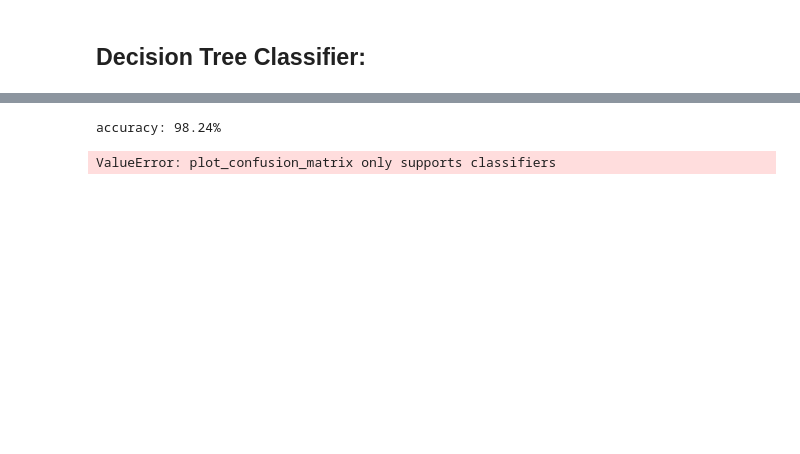
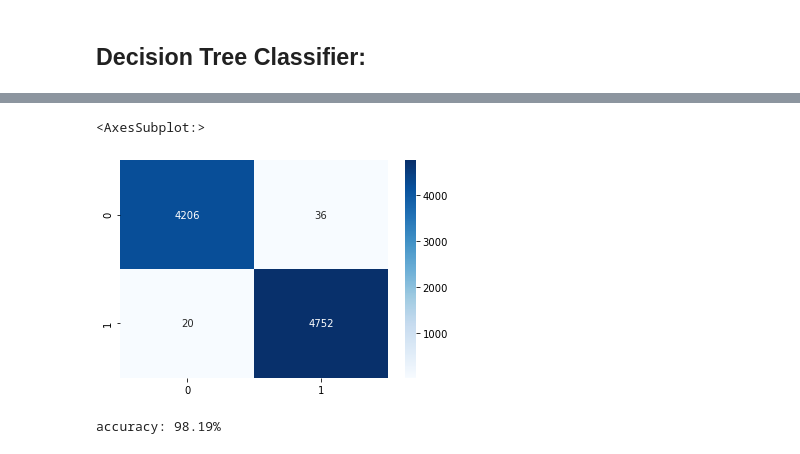
Before and after one commit to github4dheeraj/ML-Springboard, a Jupyter notebook: Capstone-Projects/fake-news-data-exploration.ipynb, the cells around one changed output, grey strips where cells are left out. Cells and saved outputs as stored; diff of their text form; code cells hidden in the pictures; blank space fills up the shorter version.

```diff
--- a/Capstone-Projects/fake-news-data-exploration.ipynb
+++ b/Capstone-Projects/fake-news-data-exploration.ipynb
@@ -310,5 +314,11 @@ ValueError: plot_confusion_matrix only supports classifiers
+# %%
+sns.heatmap(cm, annot=True,cmap='Blues', fmt='g')
+# %% [output]
+<AxesSubplot:>
+[figure, added]
 # %%
 from sklearn.ensemble import RandomForestClassifier
+from sklearn.metrics import confusion_matrix
 pipe = Pipeline([('vect', CountVectorizer()),
                  ('tfidf', TfidfTransformer()),
                  ('model', RandomForestClassifier(n_estimators=50, criterion="entropy"))])
@@ -318,10 +328,10 @@ model = pipe.fit(train_data, train_labels)
 prediction = model.predict(test_data)
 print("accuracy: {}%".format(round(accuracy_score(test_labels, prediction)*100,2)))
 
-cm = metrics.confusion_matrix(test_labels, prediction)
-plot_confusion_matrix(cm, test_data, test_labels,
-                         display_labels=['Fake', 'Real'],
-                         cmap=plt.cm.Blues)
+cm = metrics.confusion_matrix(test_labels, prediction, labels=['FAKE','REAL'])
+# plot_confusion_matrix(cm, test_data, test_labels,
+#                          display_labels=['Fake', 'Real'],
+#                          cmap=plt.cm.Blues,
+#                          normalize='true')
 # %% [output]
-accuracy: 98.24%
+accuracy: 98.19%
-ValueError: plot_confusion_matrix only supports classifiers
```
Also changed, not shown: parts of 11 cells of this notebook.
